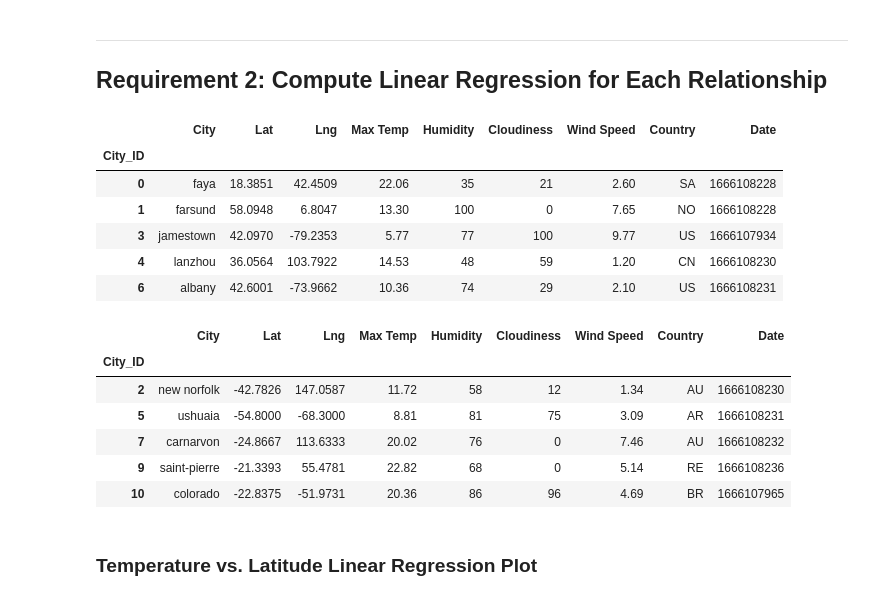
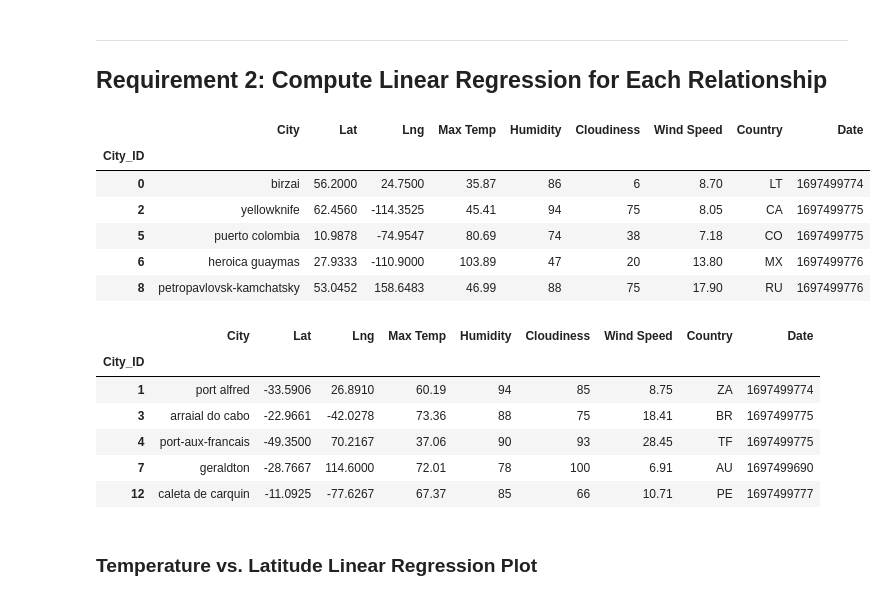
Before and after one commit to mihle3124/Python-API-Challenge, a Jupyter notebook: WeatherPy.ipynb, the cells around one changed output. Drawn from its saved outputs; the diff is of its cells as text; code cells hidden in the pictures.

```diff
--- a/WeatherPy.ipynb
+++ b/WeatherPy.ipynb
@@ -454,30 +285,30 @@ plt.show()
 # %%
 # Create a DataFrame with the Northern Hemisphere data (Latitude >= 0)
-# YOUR CODE HERE
+northern_hemi_df = city_data_df.loc[(city_data_df["Lat"]>=0)]
 
 # Display sample data
 northern_hemi_df.head()
 # %% [output]
 |  | City | Lat | Lng | Max Temp | Humidity | Cloudiness | Wind Speed | Country | Date |
 | City_ID |  |  |  |  |  |  |  |  |  |
-| 0 | faya | 18.3851 | 42.4509 | 22.06 | 35 | 21 | 2.60 | SA | 1666108228 |
-| 1 | farsund | 58.0948 | 6.8047 | 13.30 | 100 | 0 | 7.65 | NO | 1666108228 |
-| 3 | jamestown | 42.0970 | -79.2353 | 5.77 | 77 | 100 | 9.77 | US | 1666107934 |
-| 4 | lanzhou | 36.0564 | 103.7922 | 14.53 | 48 | 59 | 1.20 | CN | 1666108230 |
-| 6 | albany | 42.6001 | -73.9662 | 10.36 | 74 | 29 | 2.10 | US | 1666108231 |
+| 0 | birzai | 56.2000 | 24.7500 | 35.87 | 86 | 6 | 8.70 | LT | 1697499774 |
+| 2 | yellowknife | 62.4560 | -114.3525 | 45.41 | 94 | 75 | 8.05 | CA | 1697499775 |
+| 5 | puerto colombia | 10.9878 | -74.9547 | 80.69 | 74 | 38 | 7.18 | CO | 1697499775 |
+| 6 | heroica guaymas | 27.9333 | -110.9000 | 103.89 | 47 | 20 | 13.80 | MX | 1697499776 |
+| 8 | petropavlovsk-kamchatsky | 53.0452 | 158.6483 | 46.99 | 88 | 75 | 17.90 | RU | 1697499776 |
 # %%
 # Create a DataFrame with the Southern Hemisphere data (Latitude < 0)
-# YOUR CODE HERE
+southern_hemi_df = city_data_df.loc[(city_data_df["Lat"]<0)]
 
 # Display sample data
 southern_hemi_df.head()
 # %% [output]
 |  | City | Lat | Lng | Max Temp | Humidity | Cloudiness | Wind Speed | Country | Date |
 | City_ID |  |  |  |  |  |  |  |  |  |
-| 2 | new norfolk | -42.7826 | 147.0587 | 11.72 | 58 | 12 | 1.34 | AU | 1666108230 |
-| 5 | ushuaia | -54.8000 | -68.3000 | 8.81 | 81 | 75 | 3.09 | AR | 1666108231 |
-| 7 | carnarvon | -24.8667 | 113.6333 | 20.02 | 76 | 0 | 7.46 | AU | 1666108232 |
-| 9 | saint-pierre | -21.3393 | 55.4781 | 22.82 | 68 | 0 | 5.14 | RE | 1666108236 |
-| 10 | colorado | -22.8375 | -51.9731 | 20.36 | 86 | 96 | 4.69 | BR | 1666107965 |
+| 1 | port alfred | -33.5906 | 26.8910 | 60.19 | 94 | 85 | 8.75 | ZA | 1697499774 |
+| 3 | arraial do cabo | -22.9661 | -42.0278 | 73.36 | 88 | 75 | 18.41 | BR | 1697499775 |
+| 4 | port-aux-francais | -49.3500 | 70.2167 | 37.06 | 90 | 93 | 28.45 | TF | 1697499775 |
+| 7 | geraldton | -28.7667 | 114.6000 | 72.01 | 78 | 100 | 6.91 | AU | 1697499690 |
+| 12 | caleta de carquin | -11.0925 | -77.6267 | 67.37 | 85 | 66 | 10.71 | PE | 1697499777 |
 # %% [markdown]
 ###  Temperature vs. Latitude Linear Regression Plot
```
Also changed, not shown: parts of 39 cells of this notebook, 4 other files.
